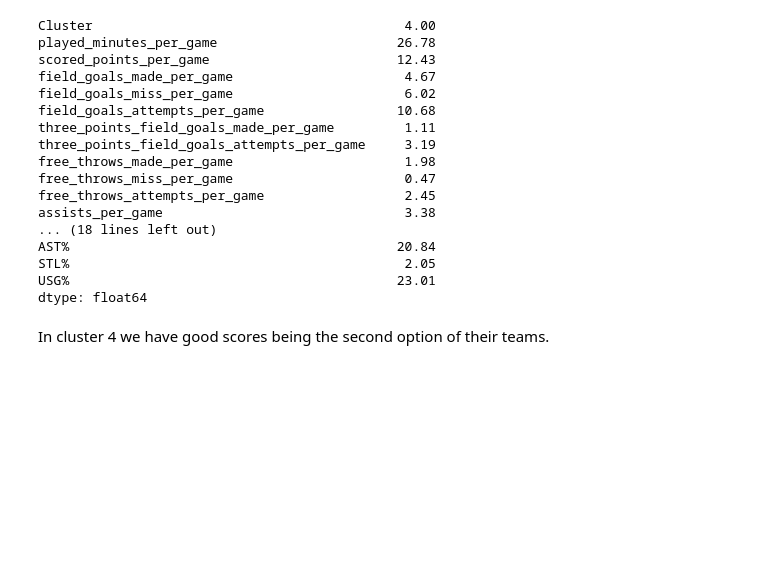
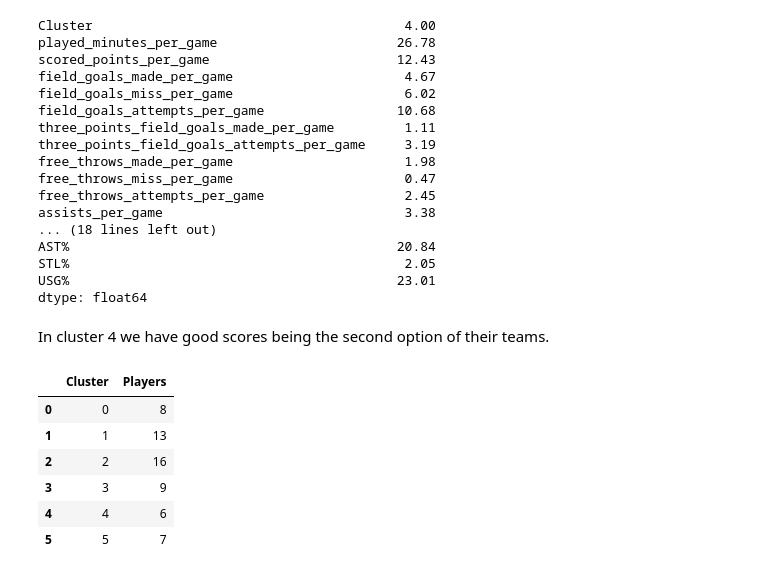
Before and after one commit to JoseRuizCasado/NBAPlayersClustering, a Jupyter notebook: SGClustering.ipynb, the cells around one changed output. Cells and saved outputs as stored; diff of their text form; code cells hidden in the pictures; blank space fills up the shorter version.

```diff
--- a/SGClustering.ipynb
+++ b/SGClustering.ipynb
@@ -897,3 +899,22 @@ USG%                                          23.01
 dtype: float64
 # %% [markdown]
 In cluster 4 we have good scores being the second option of their teams.
+# %%
+KMeans_sg = KMeans(n_clusters=6, n_init=2000, init='random').fit(X_sg_advanced)
+
+pg_predicted_classes = KMeans_sg.predict(X_sg_advanced)
+
+sg = shooting_guards_data.copy()
+sg.insert(1, 'Cluster', pg_predicted_classes)
+sg_cluster_size = pd.DataFrame()
+sg_cluster_size['Cluster'] = [0, 1, 2, 3, 4, 5]
+sg_cluster_size['Players'] = sg.groupby('Cluster').size()
+sg_cluster_size
+# %% [output]
+|  | Cluster | Players |
+| 0 | 0 | 8 |
+| 1 | 1 | 13 |
+| 2 | 2 | 16 |
+| 3 | 3 | 9 |
+| 4 | 4 | 6 |
+| 5 | 5 | 7 |
```
Also changed, not shown: parts of 21 cells of this notebook, 30 other files.
